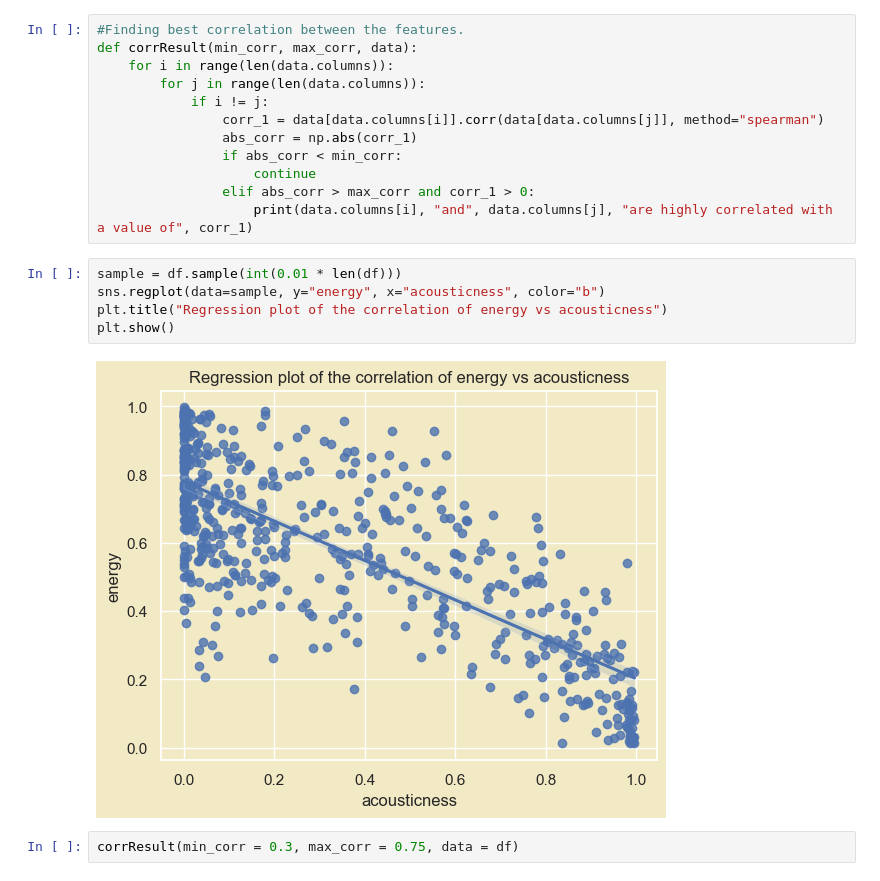
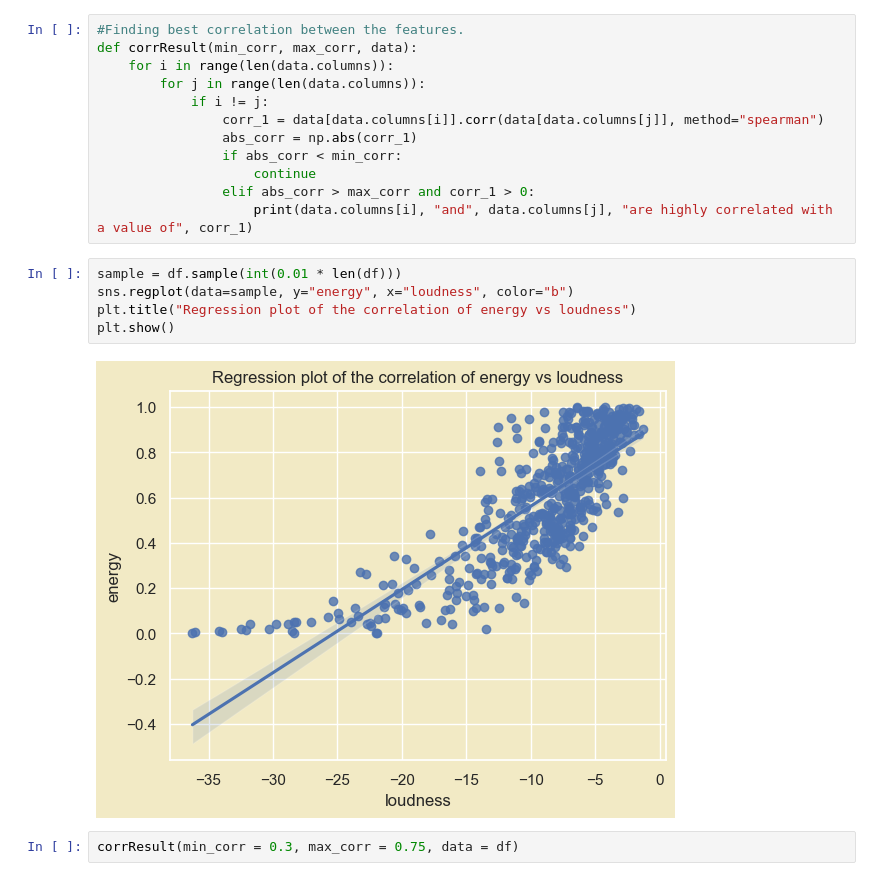
Before and after one commit to furkngoksu/26, a Jupyter notebook: Untitled.ipynb, the cells around one changed output. Saved outputs shown, nothing was run; the diff lists cells and outputs as text.

```diff
--- a/Untitled.ipynb
+++ b/Untitled.ipynb
@@ -607,11 +605,11 @@ def corrResult(min_corr, max_corr, data):
                     print(data.columns[i], "and", data.columns[j], "are highly correlated with a value of", corr_1)
 # %%
 sample = df.sample(int(0.01 * len(df)))
-sns.regplot(data=sample, y="energy", x="acousticness", color="b")
-plt.title("Regression plot of the correlation of energy vs acousticness")
+sns.regplot(data=sample, y="energy", x="loudness", color="b")
+plt.title("Regression plot of the correlation of energy vs loudness")
 plt.show()
 # %% [output]
-[figure, old version]
+[figure, new version]
 # %%
 corrResult(min_corr = 0.3, max_corr = 0.75, data = df)
 # %% [output]
```
Also changed, not shown: parts of 28 cells of this notebook.
